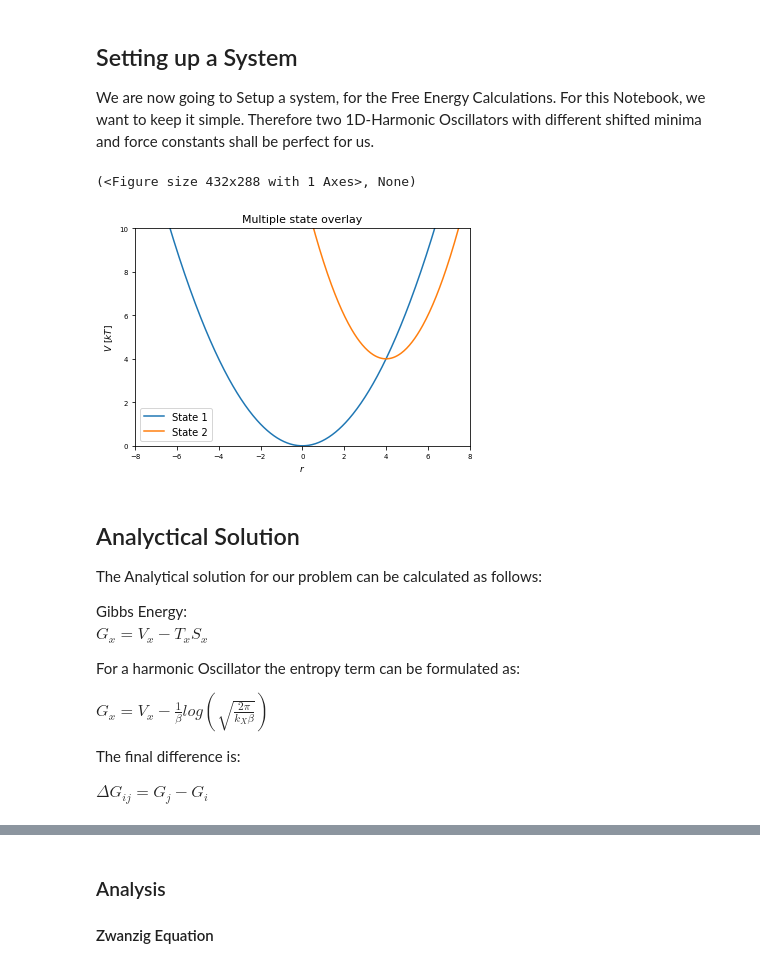
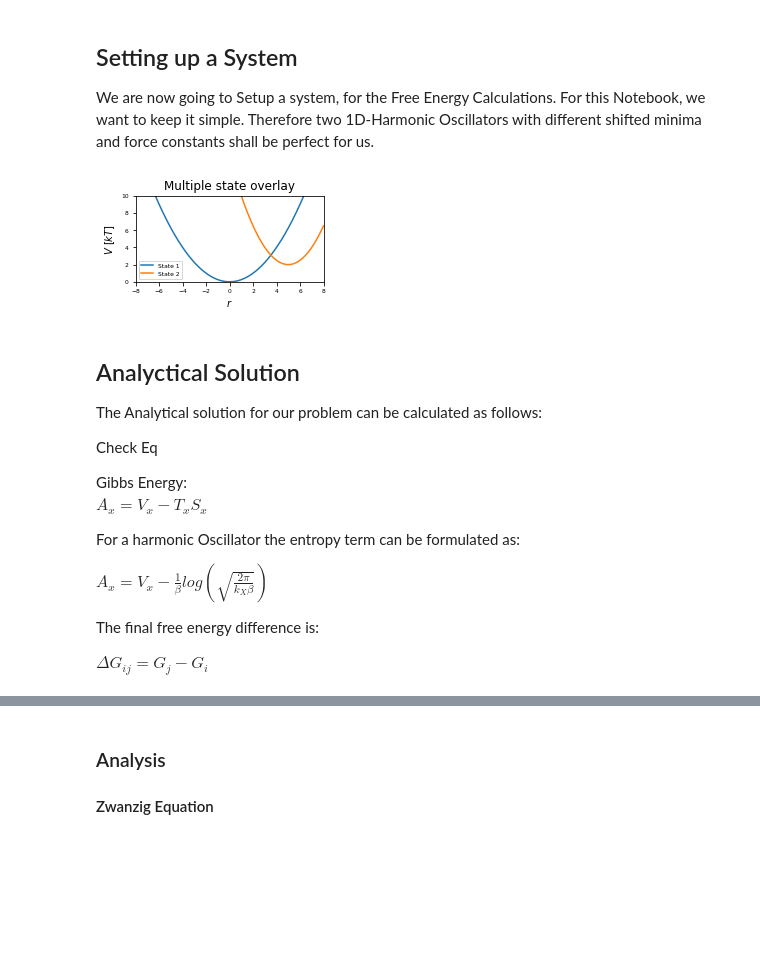
Before and after one commit to rinikerlab/Ensembler, a Jupyter notebook: examples/FreeEnergyCalculationSimulation.ipynb, the cells around one changed output, grey strips where cells are left out. Drawn from its saved outputs; the diff is of its cells as text; code cells hidden in the pictures; blank space fills up the shorter version.

```diff
--- a/examples/FreeEnergyCalculationSimulation.ipynb
+++ b/examples/FreeEnergyCalculationSimulation.ipynb
@@ -54,3 +75,12 @@ from ensembler.system.perturbed_system import perturbedSystem
 from ensembler.system.eds_system import edsSystem
 
 from ensembler.visualisation.plotSimulations import static_sim_plots
+
+from ensembler.conditions.box_conditions import periodicBoundaryCondition
+
+
+import matplotlib
+from ensembler.visualisation import style
+from ensembler.visualisation import plot_layout_settings
+for key, value in plot_layout_settings.items():
+    matplotlib.rcParams[key] = value
@@ -67,37 +151,42 @@ We are now going to Setup a system, for the Free Energy Calculations. For this N
 # %%
 #Build System
 #System Parameters:
 yoff1 = 0
 xoff1 = 0
 force_constant = k1 =0.5
 
 entropic_difference = k2 = 1
-potential_difference = yoff2 = 4#1
-phase_space_distance = xoff2 = 4
+potential_difference = yoff2 = 2#1
+phase_space_distance = xoff2 = 5
 
 #State Potentials
 h1 = pot.harmonicOscillatorPotential(k=k1, x_shift=xoff1, y_shift=yoff1)
 h2 = pot.harmonicOscillatorPotential(k=k2, x_shift=xoff2, y_shift=yoff2)
 
 #Visualize
 from ensembler.visualisation.plotPotentials import multiState_overlays
-multiState_overlays([h1,h2])
+fig, _ = multiState_overlays([h1,h2])
+fig.tight_layout()
+fig.savefig("2state_systems.png")
 # %% [output]
-(<Figure size 432x288 with 1 Axes>, None)
-[figure, old version]
+[figure, new version]
 # %% [markdown]
 ## Analyctical Solution
 The Analytical solution for our problem can be calculated as follows:
 
+
+Check Eq
+
 Gibbs Energy:
-$ G_x = V_x - T_x  S_x $
+$ A_x = V_x - T_x  S_x $
 
 For a harmonic Oscillator the entropy term can be formulated as:
 
-$G_x = V_x - \frac{1}{\beta} log(\sqrt{\frac{2 \pi}{k_X \beta}})$
+$A_x = V_x - \frac{1}{\beta} log(\sqrt{\frac{2 \pi}{k_X \beta}})$
 
 
-The final difference is:
+
+The final free energy difference is:
 
 $\Delta G_{ij} = G_j - G_i$
 # %%
```
Also changed, not shown: parts of 58 cells of this notebook, 21 other files.
